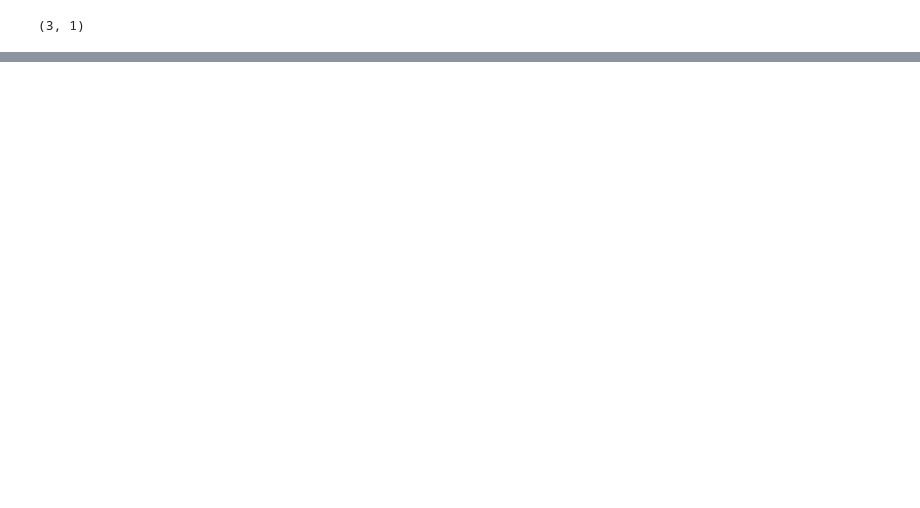
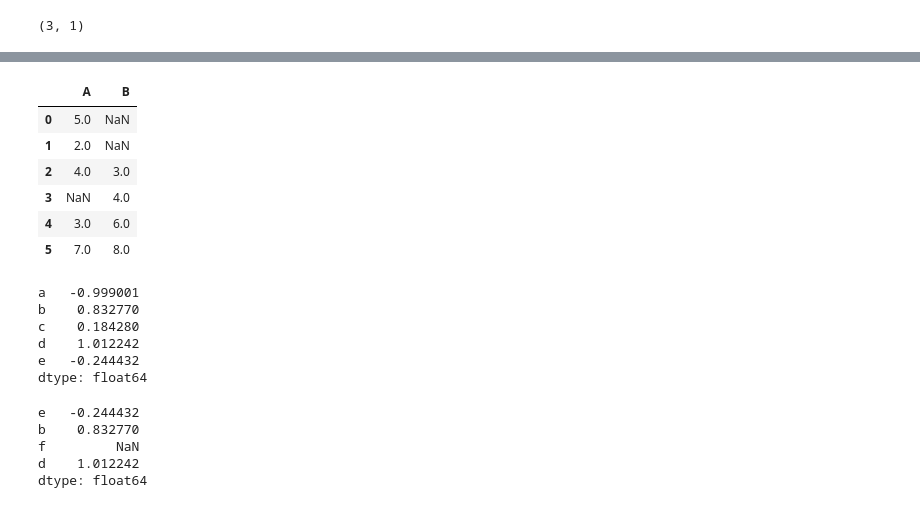
Before and after one commit to pinglei/pandas_learning, a Jupyter notebook: pandas_basic_functionality.ipynb, the cells around one changed output, grey strips where cells are left out. Drawn from its saved outputs; the diff is of its cells as text; code cells hidden in the pictures; blank space fills up the shorter version.

```diff
--- a/pandas_basic_functionality.ipynb
+++ b/pandas_basic_functionality.ipynb
@@ -391,0 +519,28 @@ dtype: object
+# %%
+df2
+# %% [output]
+|  | A | B |
+| 0 | 5.0 | NaN |
+| 1 | 2.0 | NaN |
+| 2 | 4.0 | 3.0 |
+| 3 | NaN | 4.0 |
+| 4 | 3.0 | 6.0 |
+| 5 | 7.0 | 8.0 |
+# %%
+s = pd.Series(np.random.randn(5), index=['a', 'b', 'c', 'd', 'e'])
+s
+# %% [output]
+a   -0.999001
+b    0.832770
+c    0.184280
+d    1.012242
+e   -0.244432
+dtype: float64
+# %%
+s.reindex(['e', 'b', 'f', 'd'])
+# %% [output]
+e   -0.244432
+b    0.832770
+f         NaN
+d    1.012242
+dtype: float64
```
Also changed, not shown: parts of 48 cells of this notebook.
